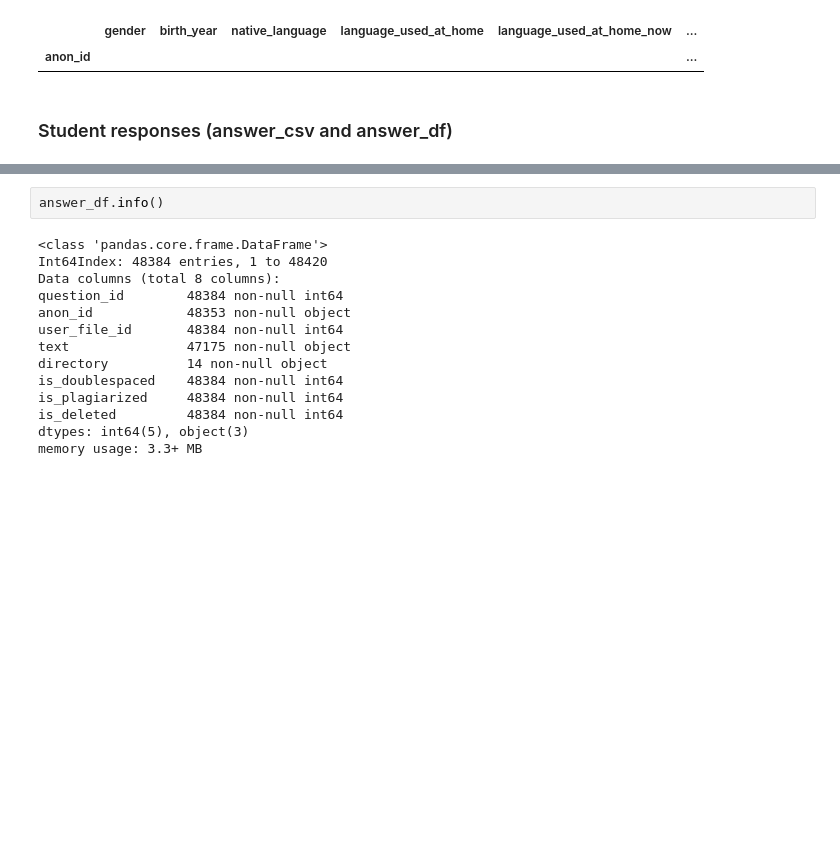
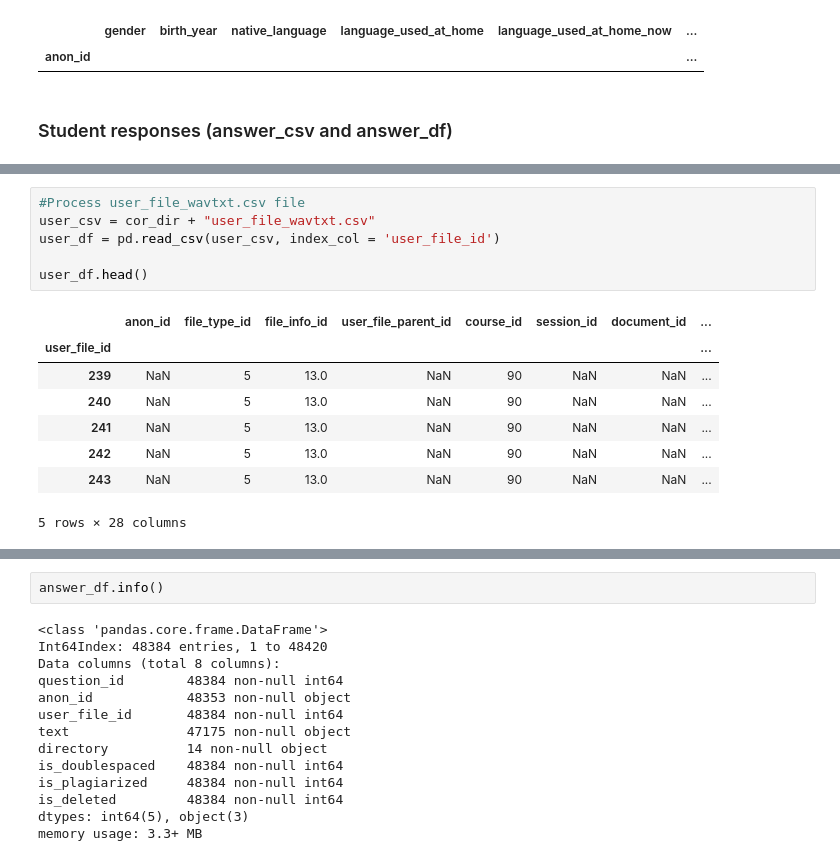
Before and after one commit to Data-Science-for-Linguists/Bigram-analysis-of-writing-from-the-ELI, a Jupyter notebook: project_code2.ipynb, the cells around one changed output, grey strips where cells are left out. Saved outputs shown, nothing was run; the diff lists cells and outputs as text; blank space fills up the shorter version.

```diff
--- a/project_code2.ipynb
+++ b/project_code2.ipynb
@@ -120 +140,16 @@ answer_df.tail(10)
+# %%
+#Process user_file_wavtxt.csv file
+user_csv = cor_dir + "user_file_wavtxt.csv"
+user_df = pd.read_csv(user_csv, index_col = 'user_file_id')
+
+user_df.head()
+# %% [output]
+|  | anon_id | file_type_id | file_info_id | user_file_parent_id | course_id | session_id | document_id | ... |
+| user_file_id |  |  |  |  |  |  |  | ... |
+| 239 | NaN | 5 | 13.0 | NaN | 90 | NaN | NaN | ... |
+| 240 | NaN | 5 | 13.0 | NaN | 90 | NaN | NaN | ... |
+| 241 | NaN | 5 | 13.0 | NaN | 90 | NaN | NaN | ... |
+| 242 | NaN | 5 | 13.0 | NaN | 90 | NaN | NaN | ... |
+| 243 | NaN | 5 | 13.0 | NaN | 90 | NaN | NaN | ... |
+5 rows × 28 columns
 # %% [markdown]
```
Also changed, not shown: parts of 15 cells of this notebook, 1 other file.
